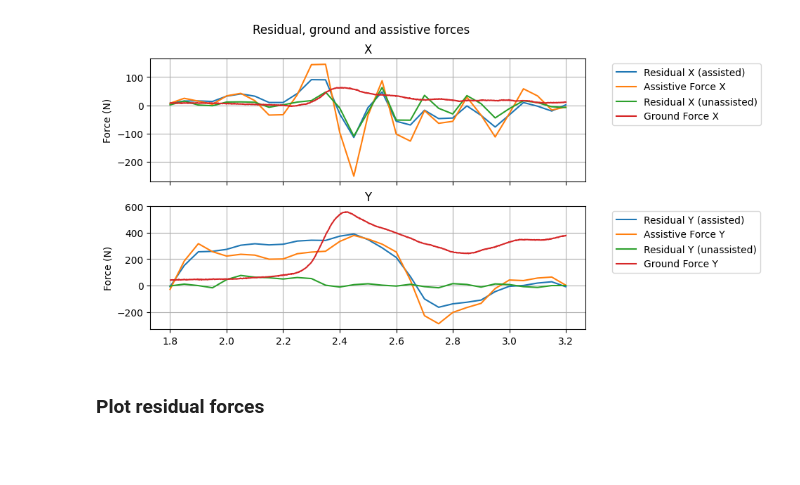
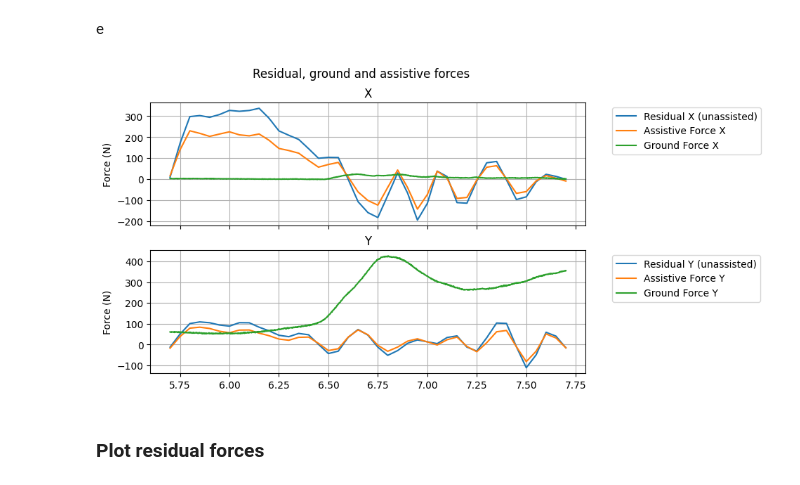
Before and after one commit to Harvard-Slade-Lab/assistive-arm, a Jupyter notebook: notebooks/visualize_data.ipynb, the cells around one changed output. Cells and saved outputs as stored; diff of their text form; code cells hidden in the pictures; blank space fills up the shorter version.

```diff
--- a/notebooks/visualize_data.ipynb
+++ b/notebooks/visualize_data.ipynb
@@ -20,0 +14,10 @@ ground_forces = ground_forces[(ground_forces["time"] >= 1.8) & (ground_forces["t
+# %%
+solutions_path = Path("../moco/control_solutions/")
+subject = "subject_4"
+subject_data = Path("/Users/xabieririzar/Desktop/Life/Studium/TUM/M.Sc Robotics/Masterarbeit Harvard/Thesis/Subject testing/Subject data/") / subject
+trial = subject_data / "trial_4"
+
+# solution_assist_false = solutions_path / "opencap_simple_assistance_false_2023-09-22_17-13.sto"
+solution_assist_false = solutions_path / "opencap_simple_assistance_false_2023-09-22_17-13.sto"
+solution_assist_true = solutions_path / "subject_4_simple_trial_4_assistance_true_2023-10-11_08-20.sto"
+grfs = trial / "grf_filtered.mot"
@@ -20,0 +26,8 @@ ground_forces = ground_forces[(ground_forces["time"] >= 1.8) & (ground_forces["t
+# %%
+df_assist_false = pd.read_csv(solution_assist_false, delimiter="\t", skiprows=18)
+df_assist_true = pd.read_csv(solution_assist_true, delimiter="\t", skiprows=18)
+ground_forces = pd.read_csv(grfs, delimiter="\t", skiprows=6)
+
+config_path = solutions_path / f"{solution_assist_true.stem}.yaml"
+with open(config_path, "r") as f:
+    config_file = yaml.load(f, Loader=yaml.FullLoader)
@@ -21,11 +42,15 @@ ground_forces = ground_forces[(ground_forces["time"] >= 1.8) & (ground_forces["t
+# %% [markdown]
+e
+# %%
+ground_forces = ground_forces[(ground_forces["time"] >= config_file["t_0"]) & (ground_forces["time"] <= config_file["t_f"])]
+
+dfs = {}
+dfs["assist_false"] = df_assist_false
+dfs["assist_true"] = df_assist_true
+dfs["ground_forces"] = ground_forces
 # %%
-dfs = {}
-dfs["assist_false"] = df_assist_false
-dfs["assist_true"] = df_assist_true_reduced_activation
-dfs["ground_forces"] = ground_forces
-
-plot_res_assist_forces(time=df_assist_true_reduced_activation.time, dataframes=dfs, figsize=(8,5))
+plot_res_assist_forces(time=df_assist_false.time, dataframes=dfs, figsize=(8,5), config=config_file)
 # %% [output]
-[figure, old version]
+[figure, new version]
 # %% [markdown]
 ### Plot residual forces
```
Also changed, not shown: parts of 12 cells of this notebook, 17 other files.
